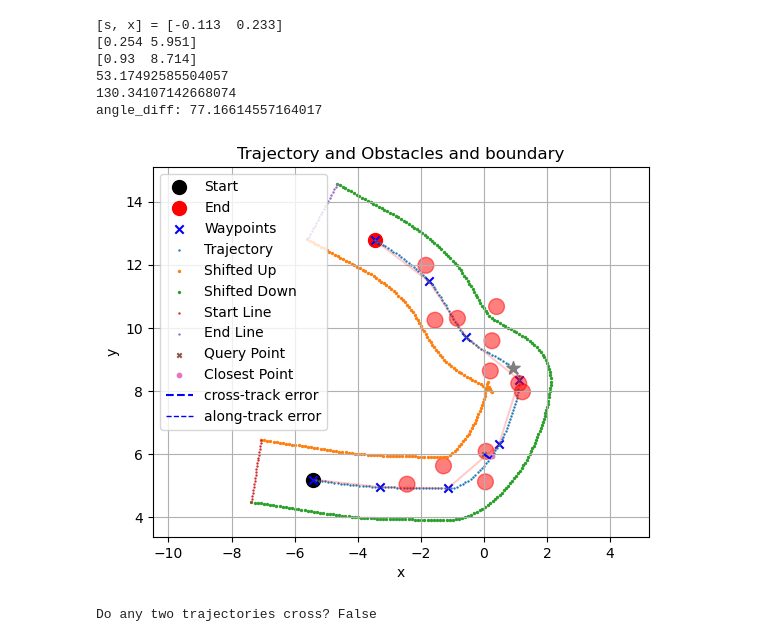
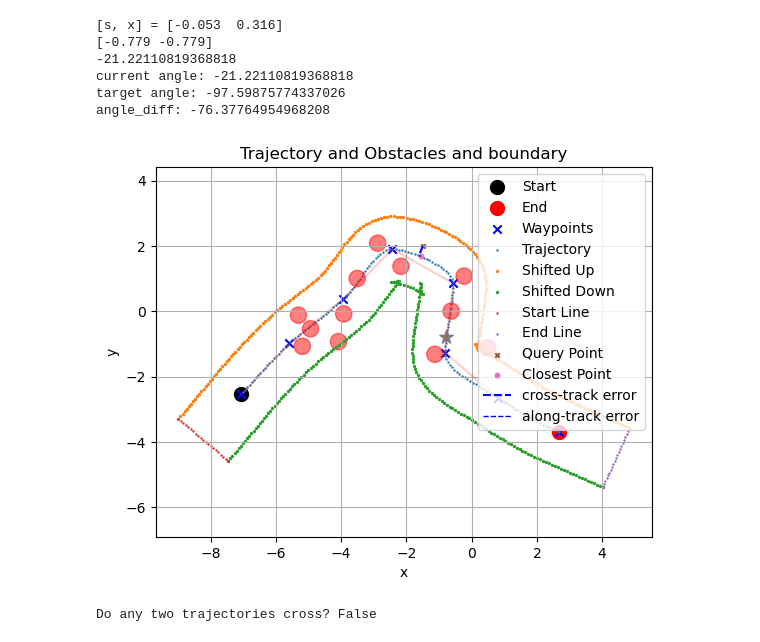
Before and after one commit to SpartanTan/RL-everything, a Jupyter notebook: torh_tutorial/generate_path.ipynb, the cells around one changed output. Cells and saved outputs as stored; diff of their text form; code cells hidden in the pictures.

```diff
--- a/torh_tutorial/generate_path.ipynb
+++ b/torh_tutorial/generate_path.ipynb
@@ -21,8 +21,9 @@ class Path():
                  Lp=15,
                  mu_r=0.25,
                  sigma_d=0.8,
-                 shift_distance=5,
-                 extend_length = 2):
+                 shift_distance=5.0,
+                 extend_length = 2.0,
+                 look_ahead_distance=3.0):
 
         self.interval = trajectory_point_interval
         self.No=No
@@ -34,6 +35,7 @@ class Path():
         self.shift_distance = shift_distance
         self.extend_length = extend_length
 
+        self.look_ahead_distance = look_ahead_distance
     def generate_waypoints_not_back(self, Nw, Lp):
         """
         This method generates random waypoints that won't go back
@@ -359,6 +361,9 @@ class Path():
 
         ### Returns
         - `eta`: np.array([s, x])
+        - `index`: int, index of the closest point on the trajectory
+        - `target_point`: np.array([x, y]), the look ahead point on the trajectory
+        - `target_point_yaw`: float, the yaw angle of the target point on the trajectory
         """
         assert self.is_inside(point), "The query point is outside the boundary"
         min_distance, index = self.trejectory_kd_tree.query(point)
@@ -376,7 +381,10 @@ class Path():
         self.query_point = point
         self.plot_error = True
         # e_global = R @ e + closest_point # not needed
-        return eta, index
+        index_of_look_ahead_point = int(index + self.look_ahead_distance / self.interval)
+        target_point = testPath.even_trajectory[index_of_look_ahead_point]
+        target_point_yaw = testPath.yaw_angles[index_of_look_ahead_point]
+        return eta, index, target_point, target_point_yaw
 
     def render(self, if_yaw_angle=False):
         # plot waypoints
@@ -471,27 +479,25 @@ Time used: 0.09848570823669434
 # %%
-eta, index_of_the_closest_point = testPath.calculate_error_vector(np.array([0, 6]))
+eta, index_of_the_closest_point, look_ahead_point, target_point_yaw = testPath.calculate_error_vector(np.array([-1.5, 2]))
 testPath.render(if_yaw_angle=False)
 
 print(f"[s, x] = {eta}")
-print(testPath.closest_point_to_trajectory)
-target_point = testPath.even_trajectory[index_of_the_closest_point+30]
-print(target_point)
-plt.scatter(target_point[0],target_point[1], s=100, marker='*', label='Target Point')
+print(look_ahead_point)
+plt.scatter(look_ahead_point[0],look_ahead_point[1], s=100, marker='*', label='Target Point')
 
-closes_point_yaw = testPath.yaw_angles[index_of_the_closest_point]
-print(np.rad2deg(closes_point_yaw))
-target_point_yaw = testPath.yaw_angles[index_of_the_closest_point+30]
-print(np.rad2deg(target_point_yaw))
-angle_diff = target_point_yaw - closes_point_yaw
+atr_current_yaw_fake = testPath.yaw_angles[index_of_the_closest_point]
+print(np.rad2deg(atr_current_yaw_fake))
+angle_diff = target_point_yaw - atr_current_yaw_fake
+print(f"current angle: {np.rad2deg(atr_current_yaw_fake)}")
+print(f"target angle: {np.rad2deg(target_point_yaw)}")
 print(f"angle_diff: {np.rad2deg(angle_diff)}")
 # %% [output]
-[s, x] = [-0.113  0.233]
-[0.254 5.951]
-[0.93  8.714]
-53.17492585504057
-130.34107142668074
-angle_diff: 77.16614557164017
+[s, x] = [-0.053  0.316]
+[-0.779 -0.779]
+-21.22110819368818
+current angle: -21.22110819368818
+target angle: -97.59875774337026
+angle_diff: -76.37764954968208
-[figure, old version]
+[figure, new version]
 # %%
 from shapely.geometry import Polygon, Point, LineString
 new_trajectory_1 = testPath.even_trajectory
```
Also changed, not shown: parts of 1 cell of this notebook, 2 other files.
